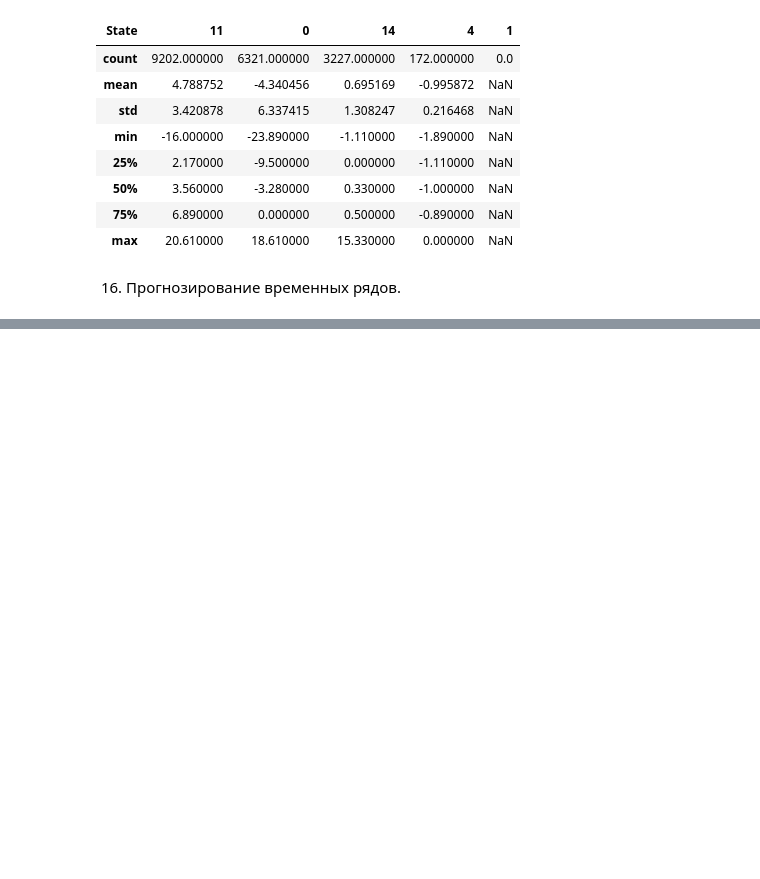
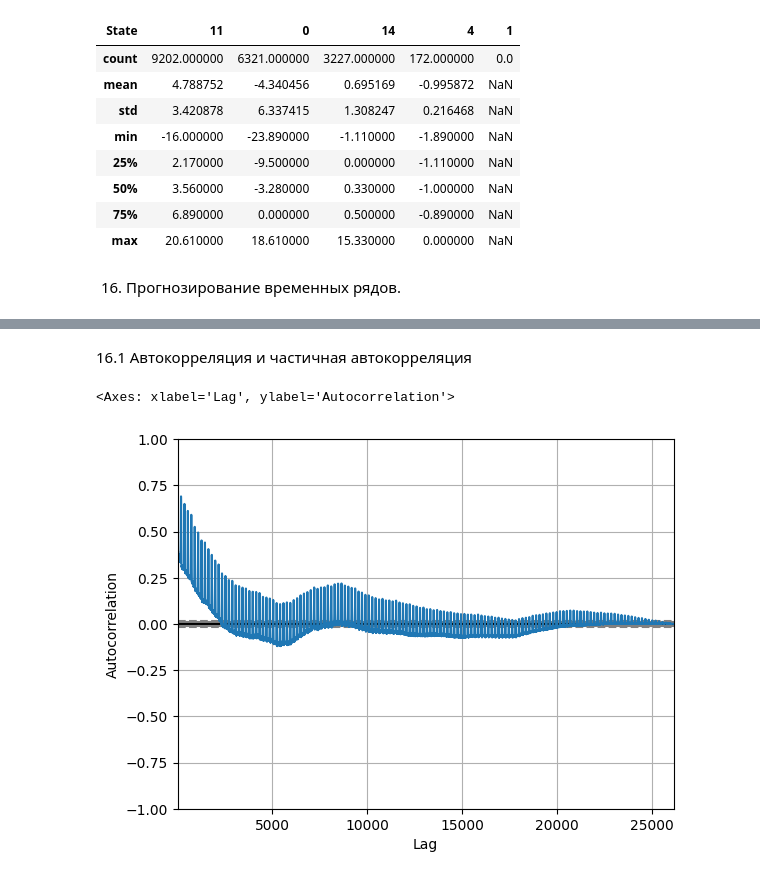
Before and after one commit to Lil-Poha/analise_data, a Jupyter notebook: 2_task/task2.ipynb, the cells around one changed output, grey strips where cells are left out. Drawn from its saved outputs; the diff is of its cells as text; code cells hidden in the pictures; blank space fills up the shorter version.

```diff
--- a/2_task/task2.ipynb
+++ b/2_task/task2.ipynb
@@ -481,0 +512,7 @@ df_stats_second
+# %% [markdown]
+16.1 Автокорреляция и частичная автокорреляция
+# %%
+pd.plotting.autocorrelation_plot(df_third)
+# %% [output]
+<Axes: xlabel='Lag', ylabel='Autocorrelation'>
+[figure, added]
```
Also changed, not shown: parts of 6 cells of this notebook, 1 other file.
